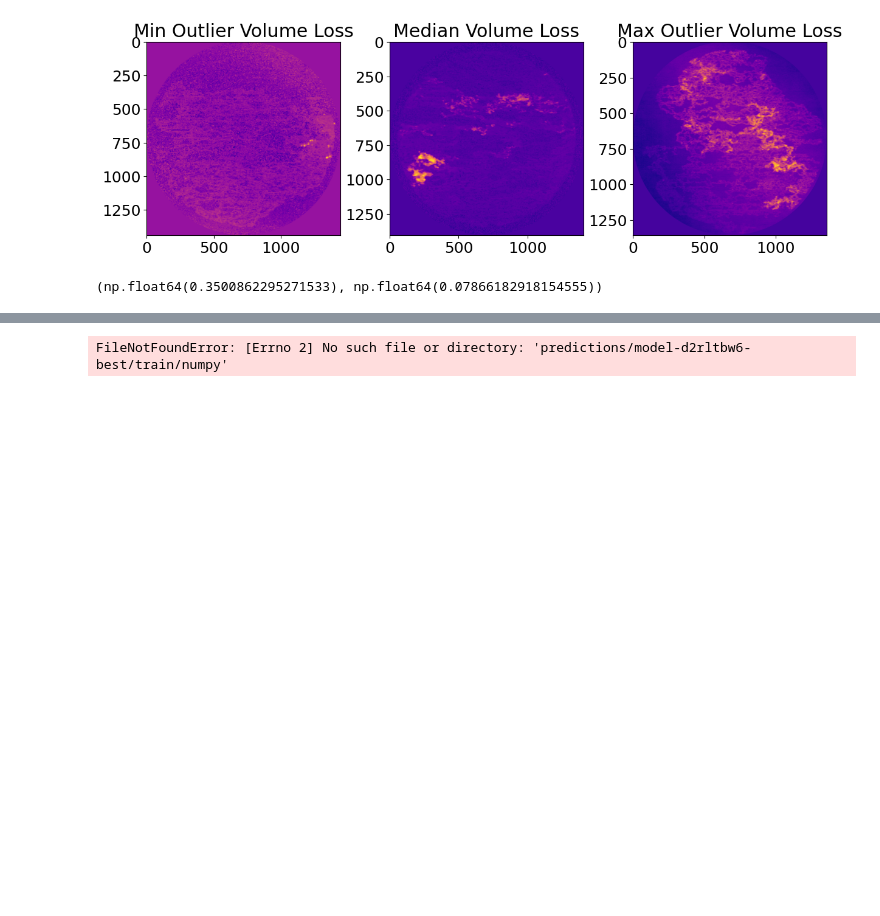
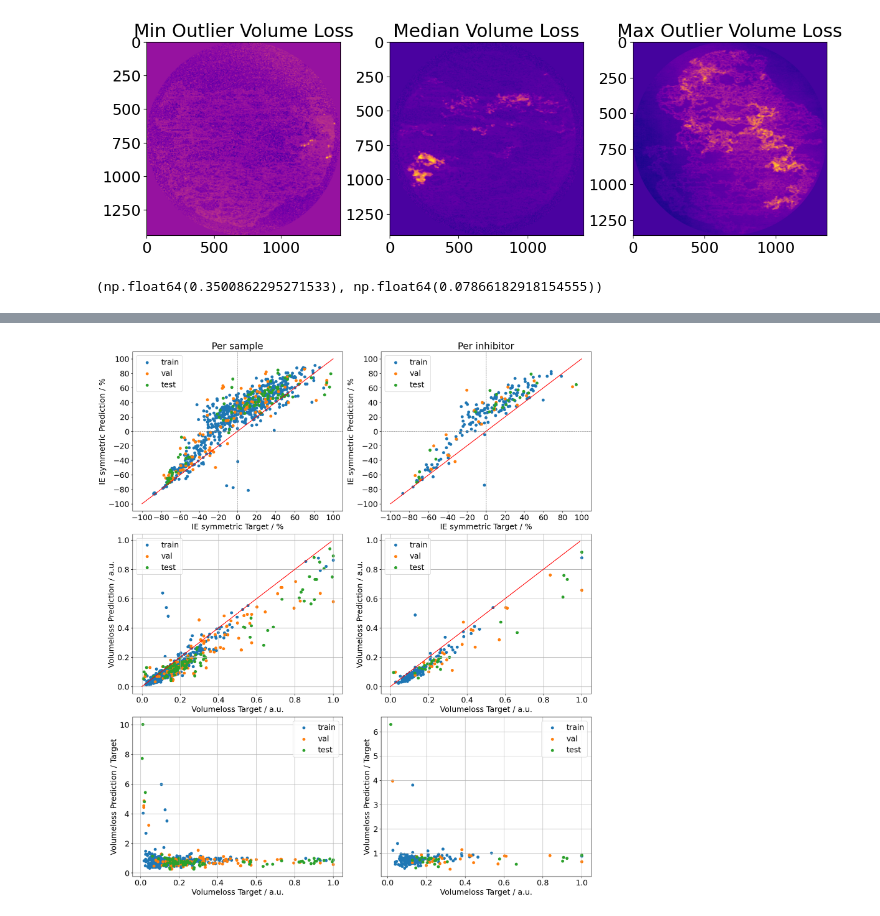
Before and after one commit to lars-dammann/ai2, a Jupyter notebook: results/result-analysis.ipynb, the cells around one changed output, grey strips where cells are left out. Saved outputs shown, nothing was run; the diff lists cells and outputs as text; code cells hidden in the pictures; blank space fills up the shorter version.

Commit message:
Determine systematic model bias

```diff
--- a/results/result-analysis.ipynb
+++ b/results/result-analysis.ipynb
@@ -339,4 +272,0 @@ save_side_by_side(model, "val")
-# %%
-save_side_by_side(model, "train")
-# %% [output]
-FileNotFoundError: [Errno 2] No such file or directory: 'predictions/model-d2rltbw6-best/train/numpy'
@@ -342,0 +277,21 @@ FileNotFoundError: [Errno 2] No such file or directory: 'predictions/model-d2rlt
+# %%
+data_types = ["train", "val", "test"]
+results, inhibitor = create_result_df(model, data_types)
+
+fig, ax = plt.subplots(3, 2, figsize=(16, 18), constrained_layout=True)
+
+ax[0][0].set_title("Per sample")
+ax[0][1].set_title("Per inhibitor")
+
+plot_ie_symmetric(ax[0][0], results)
+plot_ie_symmetric(ax[0][1], inhibitor)
+
+plot_target_vs_prediction(ax[1][0], results)
+plot_target_vs_prediction(ax[1][1], inhibitor)
+
+plot_normalized_target_vs_prediction(ax[2][0], results)
+plot_normalized_target_vs_prediction(ax[2][1], inhibitor)
+
+plt.show()
+# %% [output]
+[figure, added]
```
Also changed, not shown: parts of 17 cells of this notebook.
